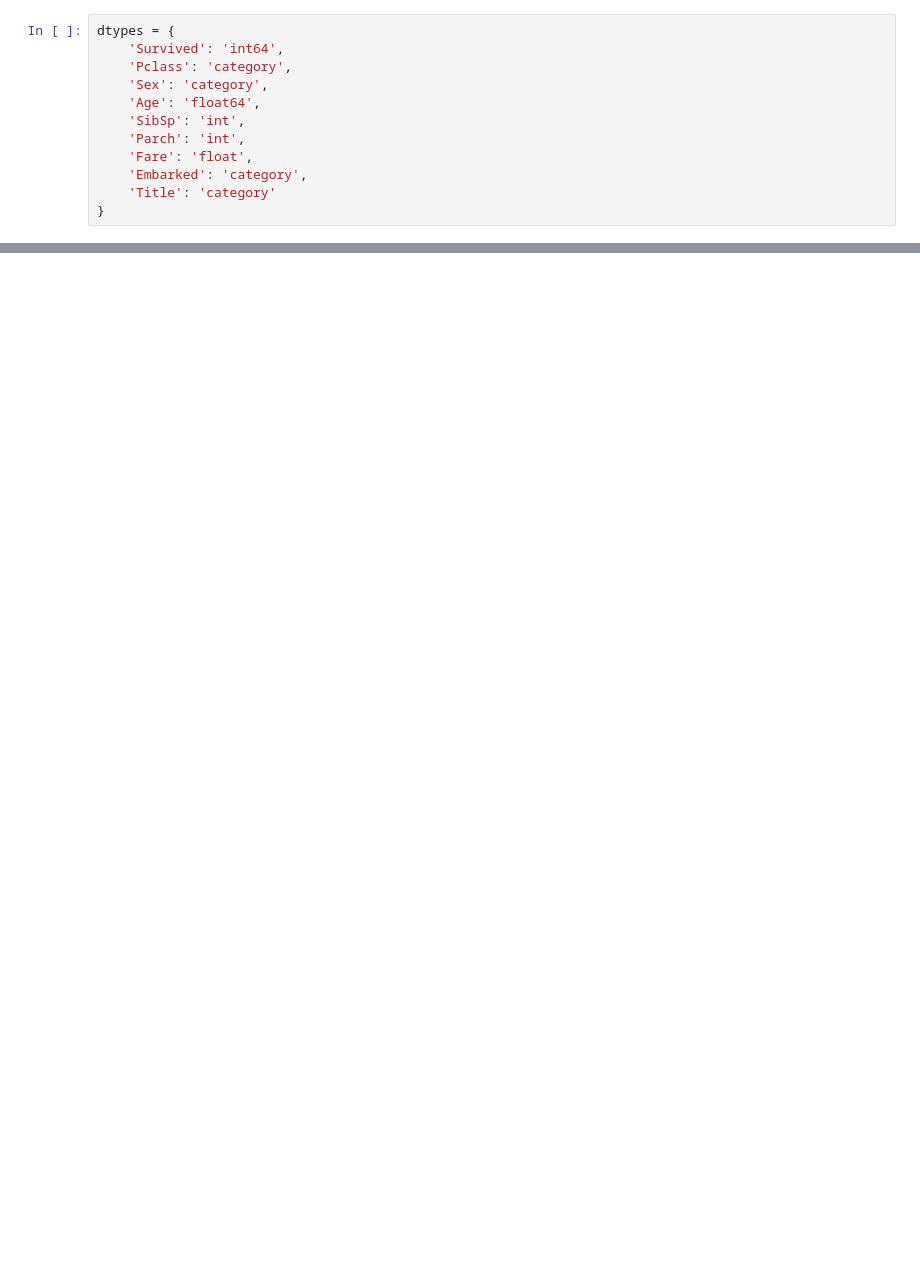
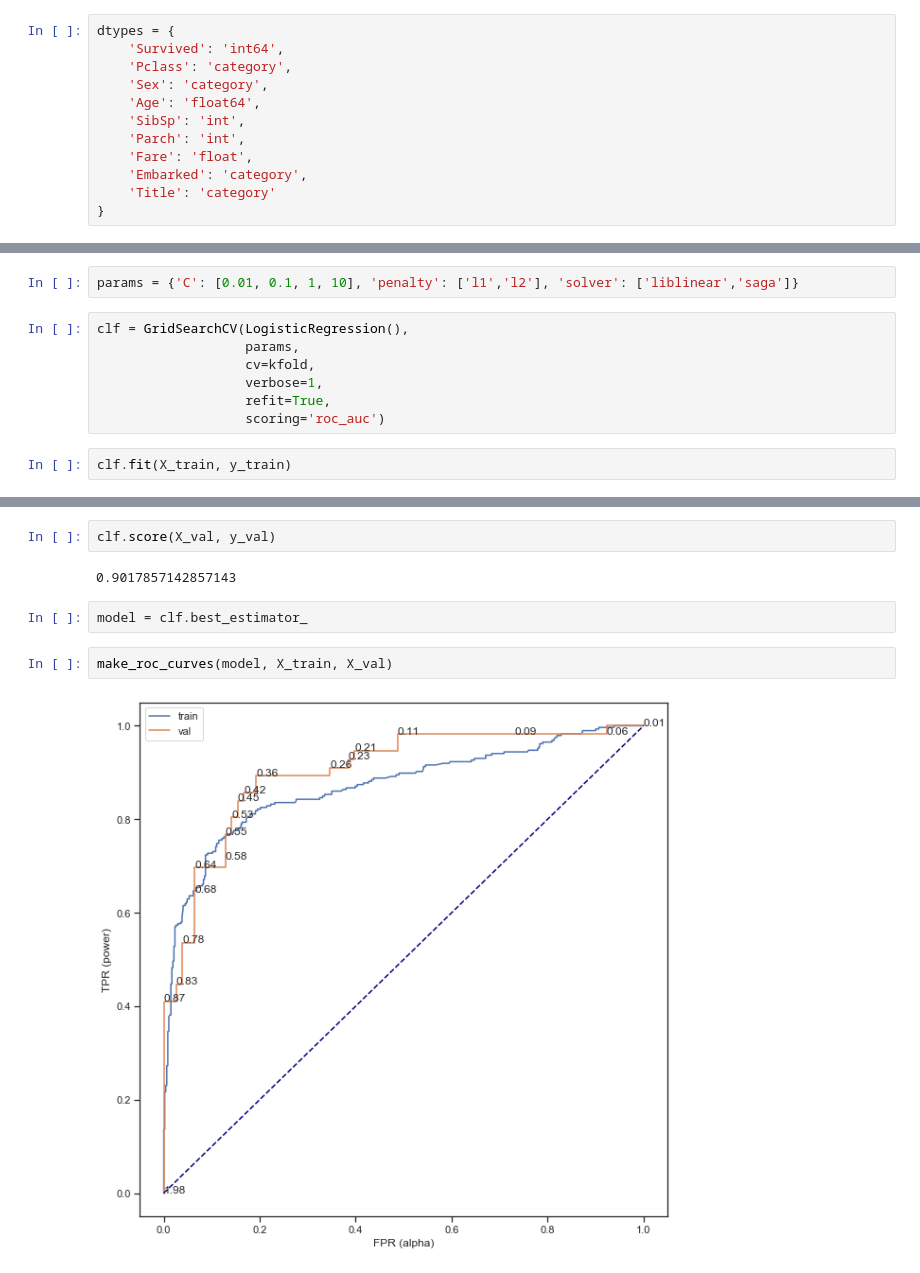
Before and after one commit to ravimalde/titanic, a Jupyter notebook: titanic.ipynb, the cells around one changed output, grey strips where cells are left out. Cells and saved outputs as stored; diff of their text form; blank space fills up the shorter version.

Commit message:
modelling

```diff
--- a/titanic.ipynb
+++ b/titanic.ipynb
@@ -345,0 +237,11 @@ train_df
+# %%
+params = {'C': [0.01, 0.1, 1, 10], 'penalty': ['l1','l2'], 'solver': ['liblinear','saga']}
+# %%
+clf = GridSearchCV(LogisticRegression(),
+                   params,
+                   cv=kfold,
+                   verbose=1,
+                   refit=True,
+                   scoring='roc_auc')
+# %%
+clf.fit(X_train, y_train)
@@ -345,0 +267,10 @@ train_df
+# %%
+clf.score(X_val, y_val)
+# %% [output]
+0.9017857142857143
+# %%
+model = clf.best_estimator_
+# %%
+make_roc_curves(model, X_train, X_val)
+# %% [output]
+[figure, added]
```
Also changed, not shown: parts of 71 cells of this notebook, 10 other files.
